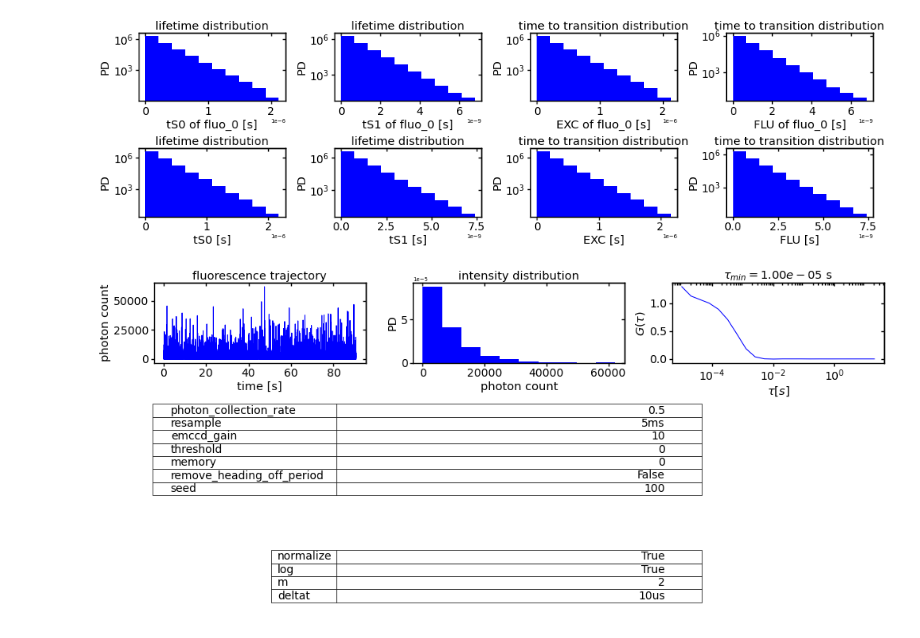
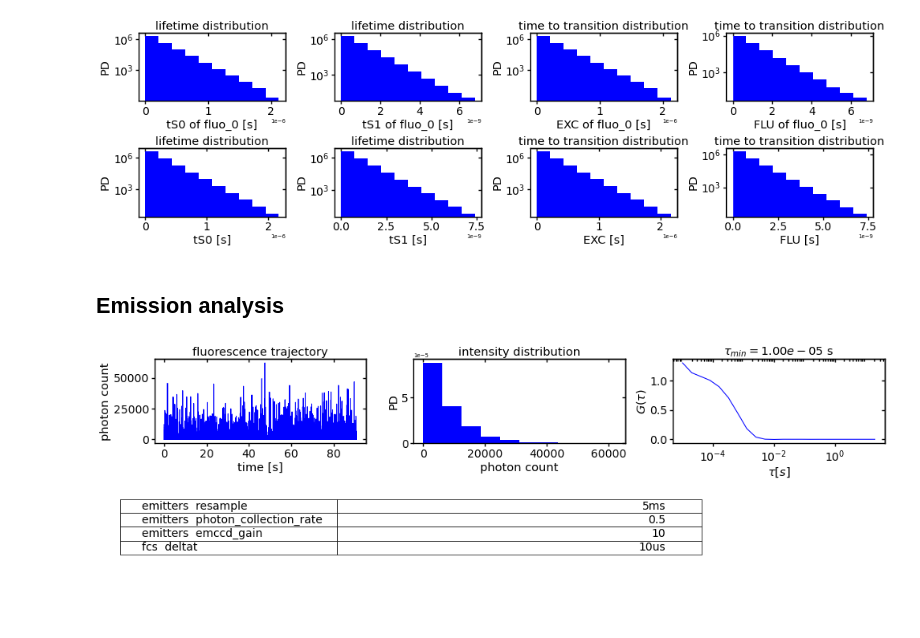
Before and after one commit to super-resolution/Fluopy, a Jupyter notebook: notebooks/tutorials/tutorial_figurecollection.ipynb, the cells around one changed output. Cells and saved outputs as stored; diff of their text form; code cells hidden in the pictures; blank space fills up the shorter version.

```diff
--- a/notebooks/tutorials/tutorial_figurecollection.ipynb
+++ b/notebooks/tutorials/tutorial_figurecollection.ipynb
@@ -62,13 +59,16 @@ _, _ = system.plot.individual_lifetimes(fluorophore_id=None, single_state_id=Non
 fig.tight_layout()
 # %% [output]
 [figure]
+# %% [markdown]
+## Emission analysis
 # %%
 fig, ax = system.plot.emission_events(time_series=True, scale=0.5, ncols=3, nrows=3, fig_width=20, fig_height=9)
 _, _ = system.plot.emission_events(time_series=False, scale=1, fig=fig, axes=ax[0, 1])
 _, _ = system.plot.fcs(normalize_to=4, fig=fig, axes=ax[0, 2])
 fig = mi.delete_subplots(fig, ax, 3)
-fig = system.plot.add_table(fig, grid=312, level_0='emitters', scale=(0.5, 2), fontsize=20)
-fig = system.plot.add_table(fig, grid=313, level_0='fcs', scale=(0.5, 2), fontsize=20)
+fig = system.plot.add_table(fig, grid=312, level_0=['emitters', 'fcs'], level_1=[['resample', 'photon_collection_rate', 'emccd_gain'], ['deltat']],
+                            scale=(0.5, 2), fontsize=20)
+#fig = system.plot.add_table(fig, grid=313, level_0='fcs', scale=(0.5, 2), fontsize=20)
 fig.tight_layout()
 # %% [output]
-[figure, old version]
+[figure, new version]
```
Also changed, not shown: parts of 7 cells of this notebook, 13 other files.
